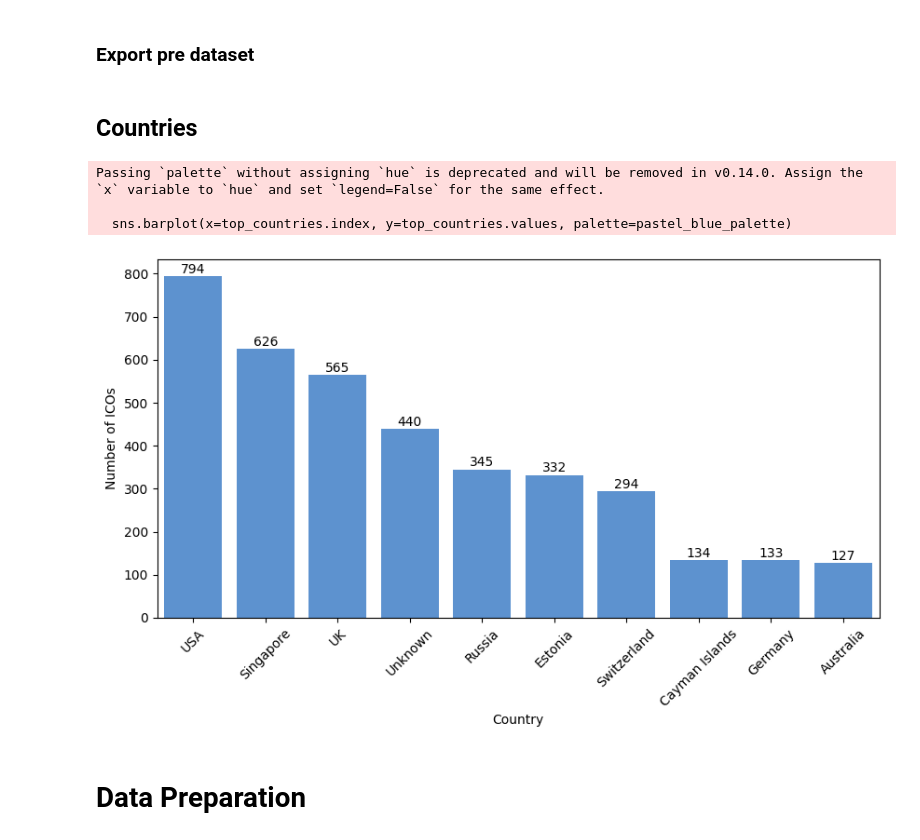
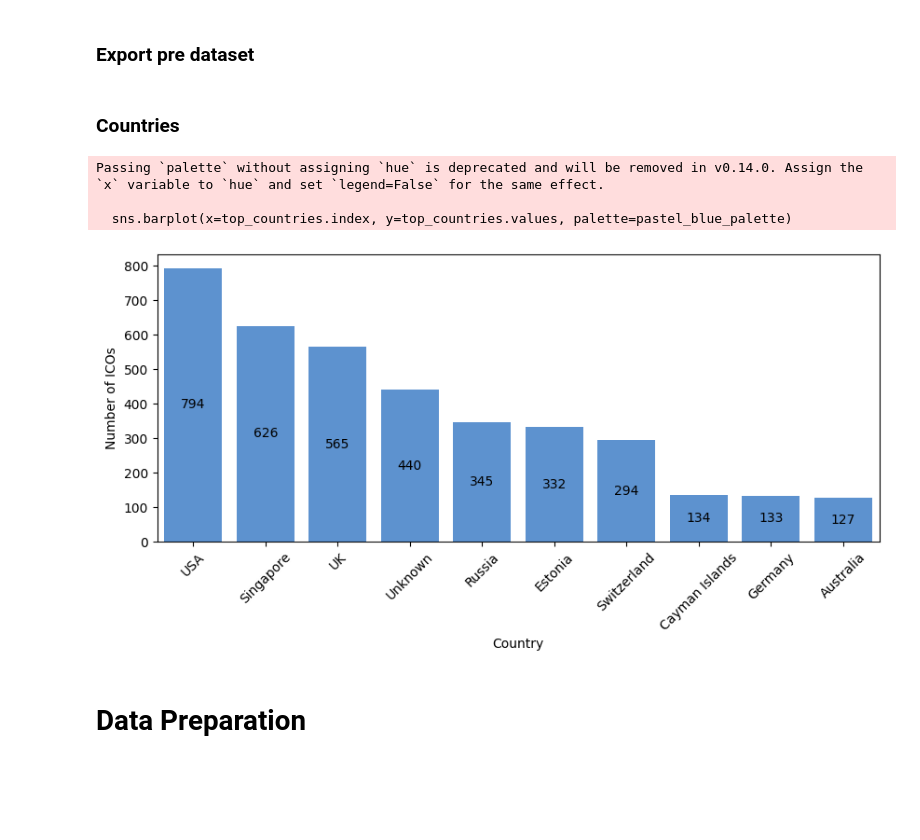
Before and after one commit to kenjihilasak/ICO_success_prediction, a Jupyter notebook: cleaning_featuring.ipynb, the cells around one changed output. Drawn from its saved outputs; the diff is of its cells as text; code cells hidden in the pictures; blank space fills up the shorter version.

```diff
--- a/cleaning_featuring.ipynb
+++ b/cleaning_featuring.ipynb
@@ -36,7 +38,15 @@ data.head()
 # %%
 # Plot the distribution of the "Outcome of the ICO"
-plt.figure(figsize=(6, 4))
-sns.countplot(data=data, x='success', palette='Set2')
+plt.figure(figsize=(4, 3))
+ax = sns.countplot(data=data, x='success', palette='Set2')
+
+# Add count labels in the center of each bar
+total = len(data)
+for i in ax.containers:
+    counts = [height for height in i.datavalues]
+    percentages = [f'{(count/total)*100:.1f}%\n({int(count)})' for count in counts]
+    ax.bar_label(i, labels=percentages, label_type='center')
+
 plt.title('Distribution of ICO Success (Y) and Failure (N)')
 plt.xlabel('Outcome (Y = Successful, N = Failed)')
 plt.ylabel('Count')
@@ -371,32 +387,39 @@ Sample of parsed min investment:
 # data.to_excel('ICO_data_eda.xlsx', index=False)
 # %% [markdown]
-## Countries
+### Countries
 # %%
 # determine the top 10 countries with more number of ICOs and plot in a barr chart
 top_countries = data['country'].value_counts().head(10)
-plt.figure(figsize=(10, 5))
+plt.figure(figsize=(10, 4))
 # Define pastel blue palette from lighter to darker
 pastel_blue_palette = ["#E3F2FD", "#BBDEFB", "#90CAF9", "#64B5F6", "#42A5F5",
                       "#2196F3", "#1E88E5", "#1976D2", "#1565C0", "#0D47A1"]
 pastel_blue_palette = ["#4A90E2"] * 10  # Single professional pastel blue color
 
 sns.barplot(x=top_countries.index, y=top_countries.values, palette=pastel_blue_palette)
-# add labels to the bars
+# Add labels in the center of each bar
 for i, v in enumerate(top_countries.values):
-    plt.text(i, v + 0.5, str(v), ha='center', va='bottom', fontsize=10)
+    plt.text(i, v/2, # Posición v/2 para centrar verticalmente
+             str(v),
+             ha='center',
+             va='center',
+             color='black', # Color blanco para mejor contraste
+             #fontweight='bold', # Texto en negrita
+             fontsize=10)
+
 #plt.title('Top 10 Countries with Most ICOs')
 plt.xlabel('Country')
 plt.ylabel('Number of ICOs')
 plt.xticks(rotation=45)
 plt.show()
 # save a variable with the top 5 countries excluding "UnKnown"
 top_countries = data['country'].value_counts().head(6)
 top_5_countries = top_countries[top_countries.index != 'Unknown']
 # %% [output]
 Passing `palette` without assigning `hue` is deprecated and will be removed in v0.14.0. Assign the `x` variable to `hue` and set `legend=False` for the same effect.
 
   sns.barplot(x=top_countries.index, y=top_countries.values, palette=pastel_blue_palette)
-[figure, old version]
+[figure, new version]
 # %% [markdown]
 # Data Preparation
 # %% [markdown]
```
Also changed, not shown: parts of 27 cells of this notebook, 8 other files.
